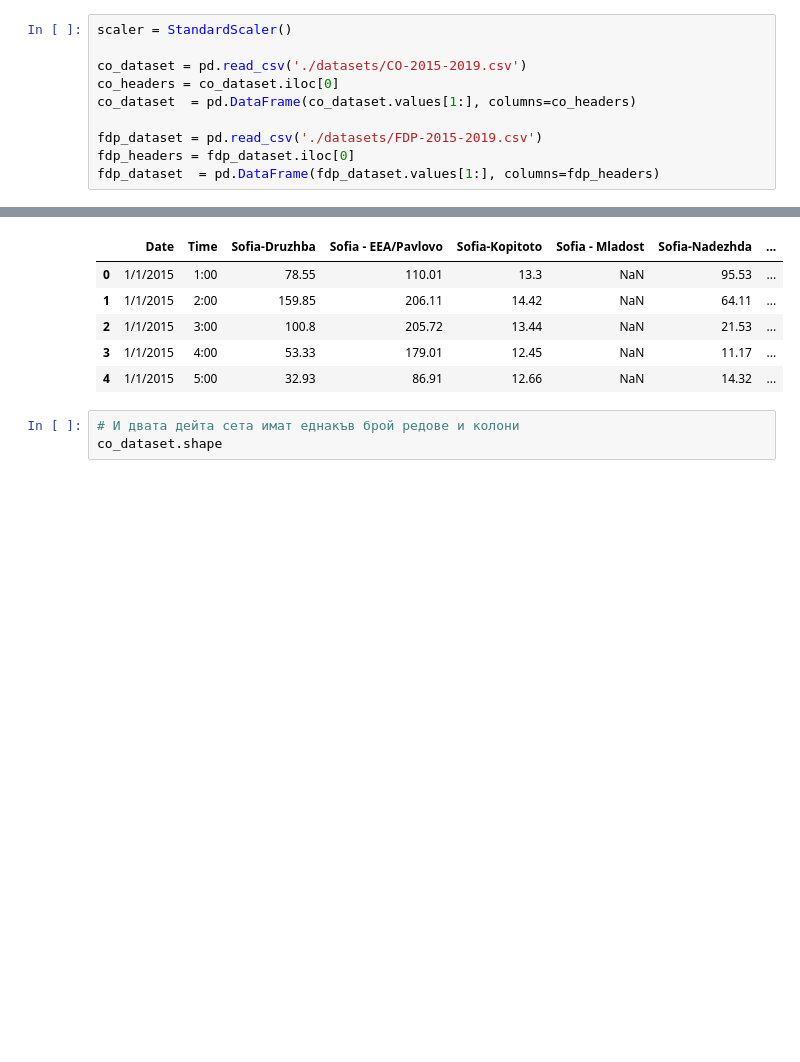
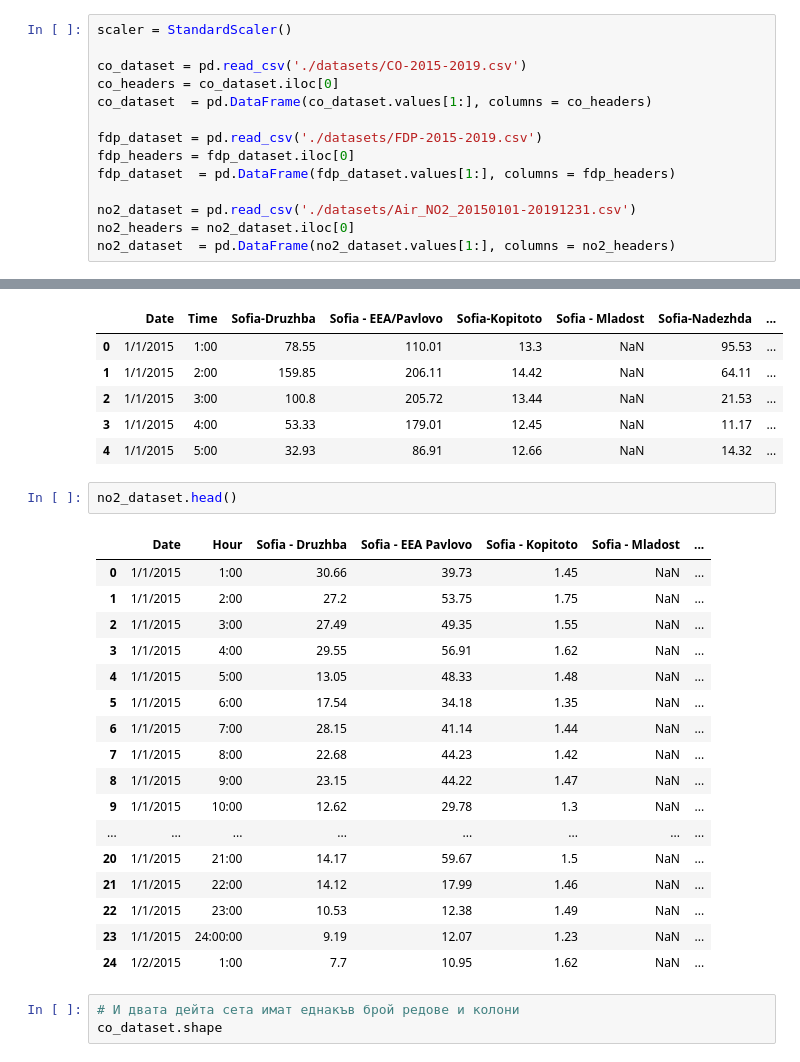
Before and after one commit to TsvetoslavVasev/BIgDataCourseProject, a Jupyter notebook: BigData.ipynb, the cells around one changed output, grey strips where cells are left out. Cells and saved outputs as stored; diff of their text form; blank space fills up the shorter version.

```diff
--- a/BigData.ipynb
+++ b/BigData.ipynb
@@ -9,11 +9,15 @@ scaler = StandardScaler()
 
 co_dataset = pd.read_csv('./datasets/CO-2015-2019.csv')
 co_headers = co_dataset.iloc[0]
-co_dataset  = pd.DataFrame(co_dataset.values[1:], columns=co_headers)
+co_dataset  = pd.DataFrame(co_dataset.values[1:], columns = co_headers)
 
 fdp_dataset = pd.read_csv('./datasets/FDP-2015-2019.csv')
 fdp_headers = fdp_dataset.iloc[0]
-fdp_dataset  = pd.DataFrame(fdp_dataset.values[1:], columns=fdp_headers)
+fdp_dataset  = pd.DataFrame(fdp_dataset.values[1:], columns = fdp_headers)
+
+no2_dataset = pd.read_csv('./datasets/Air_NO2_20150101-20191231.csv')
+no2_headers = no2_dataset.iloc[0]
+no2_dataset  = pd.DataFrame(no2_dataset.values[1:], columns = no2_headers)
 # %%
 co_dataset.head()
 # %% [output]
@@ -32,6 +36,26 @@ fdp_dataset.head()
 | 2 | 1/1/2015 | 3:00 | 100.8 | 205.72 | 13.44 | NaN | 21.53 | ... |
 | 3 | 1/1/2015 | 4:00 | 53.33 | 179.01 | 12.45 | NaN | 11.17 | ... |
 | 4 | 1/1/2015 | 5:00 | 32.93 | 86.91 | 12.66 | NaN | 14.32 | ... |
+# %%
+no2_dataset.head()
+# %% [output]
+|  | Date | Hour | Sofia - Druzhba | Sofia - EEA Pavlovo | Sofia - Kopitoto | Sofia - Mladost | ... |
+| 0 | 1/1/2015 | 1:00 | 30.66 | 39.73 | 1.45 | NaN | ... |
+| 1 | 1/1/2015 | 2:00 | 27.2 | 53.75 | 1.75 | NaN | ... |
+| 2 | 1/1/2015 | 3:00 | 27.49 | 49.35 | 1.55 | NaN | ... |
+| 3 | 1/1/2015 | 4:00 | 29.55 | 56.91 | 1.62 | NaN | ... |
+| 4 | 1/1/2015 | 5:00 | 13.05 | 48.33 | 1.48 | NaN | ... |
+| 5 | 1/1/2015 | 6:00 | 17.54 | 34.18 | 1.35 | NaN | ... |
+| 6 | 1/1/2015 | 7:00 | 28.15 | 41.14 | 1.44 | NaN | ... |
+| 7 | 1/1/2015 | 8:00 | 22.68 | 44.23 | 1.42 | NaN | ... |
+| 8 | 1/1/2015 | 9:00 | 23.15 | 44.22 | 1.47 | NaN | ... |
+| 9 | 1/1/2015 | 10:00 | 12.62 | 29.78 | 1.3 | NaN | ... |
+| ... | ... | ... | ... | ... | ... | ... | ... |
+| 20 | 1/1/2015 | 21:00 | 14.17 | 59.67 | 1.5 | NaN | ... |
+| 21 | 1/1/2015 | 22:00 | 14.12 | 17.99 | 1.46 | NaN | ... |
+| 22 | 1/1/2015 | 23:00 | 10.53 | 12.38 | 1.49 | NaN | ... |
+| 23 | 1/1/2015 | 24:00:00 | 9.19 | 12.07 | 1.23 | NaN | ... |
+| 24 | 1/2/2015 | 1:00 | 7.7 | 10.95 | 1.62 | NaN | ... |
 # %%
 # И двата дейта сета имат еднакъв брой редове и колони
 co_dataset.shape
```
Also changed, not shown: parts of 48 cells of this notebook, 7 other files.
